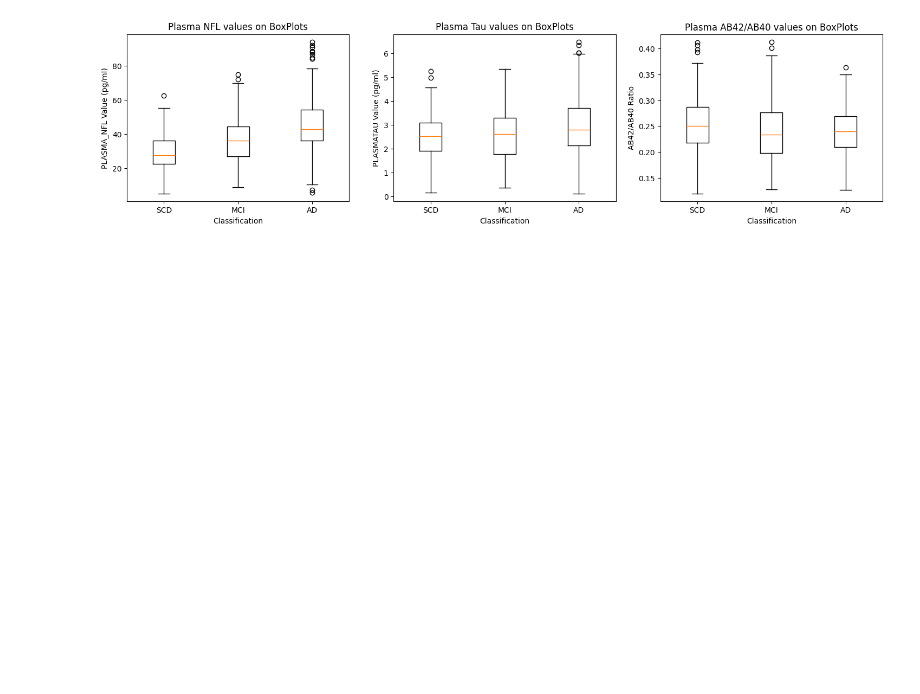
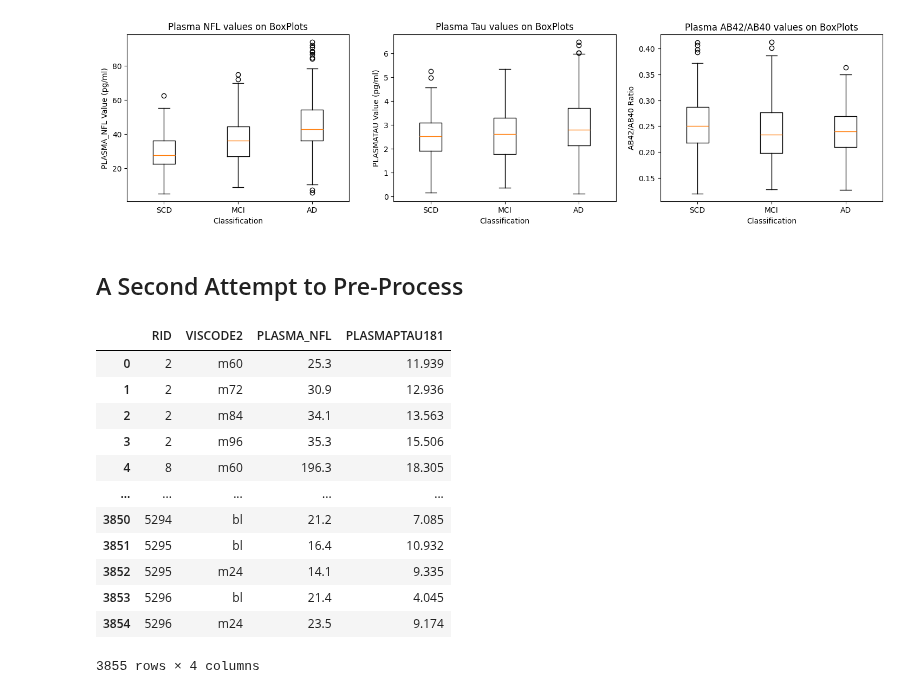
Before and after one commit to danielmakin/NoMoreAlzheimersDisease, a Jupyter notebook: PreProcessing.ipynb, the cells around one changed output. Drawn from its saved outputs; the diff is of its cells as text; code cells hidden in the pictures; blank space fills up the shorter version.

```diff
--- a/PreProcessing.ipynb
+++ b/PreProcessing.ipynb
@@ -241,3 +241,29 @@ axes[2].set_xlabel('Classification')
 plt.show()
 # %% [output]
 [figure]
+# %% [markdown]
+## A Second Attempt to Pre-Process
+# %%
+# Try to Merge UGOT and BLEN First
+blen = pd.read_csv("Data/Plasma/ADNI_BLENNOWPLASMANFLLONG_10_03_18_12Feb2024.csv")[['RID', 'VISCODE2', 'PLASMA_NFL']]
+ugot = pd.read_csv("Data/Plasma/UGOTPTAU181_06_18_20_27Nov2023.csv")[['RID', 'VISCODE2', 'PLASMAPTAU181']]
+# upenn = pd.read_csv('Data/Plasma/UPENNPLASMA_27Nov2023.csv').rename(columns={'VISCODE':'VISCODE2'}) ---- REMOVED FOR REASON BELOW
+# Merge the two together
+data = pd.merge(blen, ugot, on=['RID', 'VISCODE2'], how='inner')
+# data = pd.merge(data, upenn, on=['RID', 'VISCODE2'], how='inner') => Data Size Goes from 3855 -> 20
+
+data
+# %% [output]
+|  | RID | VISCODE2 | PLASMA_NFL | PLASMAPTAU181 |
+| 0 | 2 | m60 | 25.3 | 11.939 |
+| 1 | 2 | m72 | 30.9 | 12.936 |
+| 2 | 2 | m84 | 34.1 | 13.563 |
+| 3 | 2 | m96 | 35.3 | 15.506 |
+| 4 | 8 | m60 | 196.3 | 18.305 |
+| ... | ... | ... | ... | ... |
+| 3850 | 5294 | bl | 21.2 | 7.085 |
+| 3851 | 5295 | bl | 16.4 | 10.932 |
+| 3852 | 5295 | m24 | 14.1 | 9.335 |
+| 3853 | 5296 | bl | 21.4 | 4.045 |
+| 3854 | 5296 | m24 | 23.5 | 9.174 |
+3855 rows × 4 columns
```
